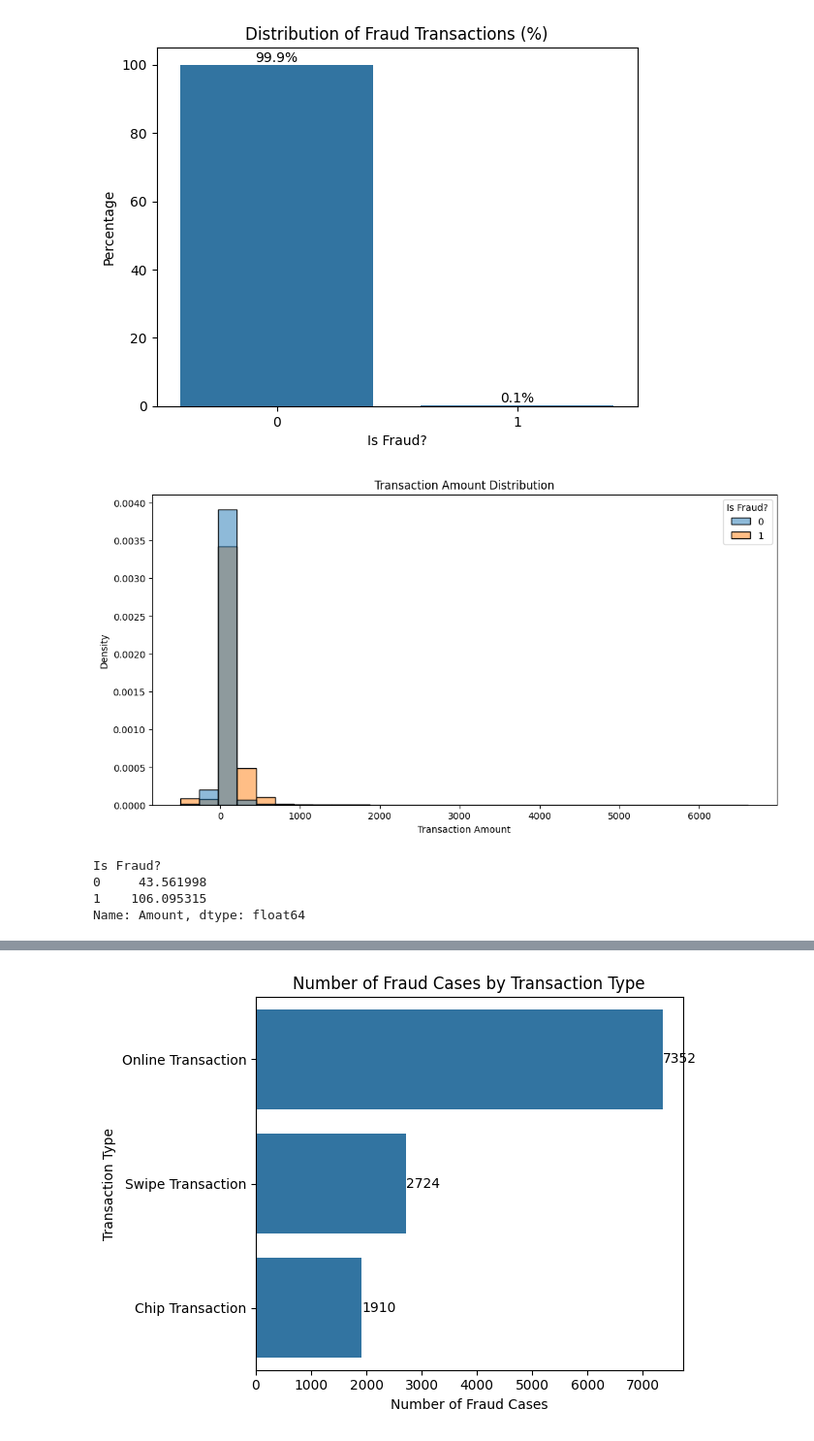
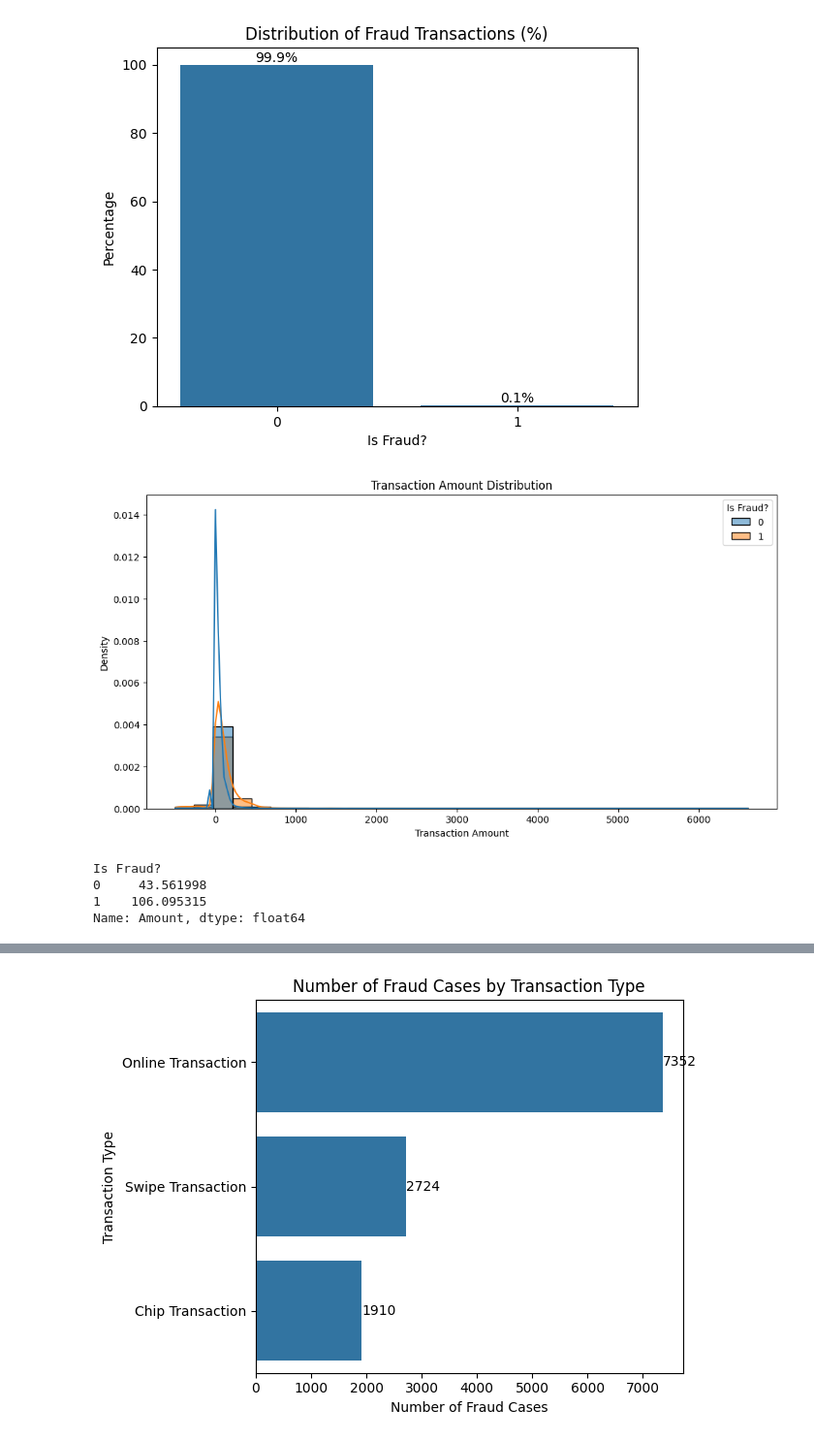
Before and after one commit to kenteobx/Credit-Card-Fraud-Detection, a Jupyter notebook: Notebooks/EDA.ipynb, the cells around one changed output, grey strips where cells are left out. Shown at 97% size. Saved outputs shown, nothing was run; the diff lists cells and outputs as text; code cells hidden in the pictures.

```diff
--- a/Notebooks/EDA.ipynb
+++ b/Notebooks/EDA.ipynb
@@ -106,30 +112,30 @@ Name: proportion, dtype: float64
 # %%
 # plot distribution of transaction amount by fraud status
 df_amt = df.select([
     "Amount",
     "Is Fraud?"
 ]).to_pandas()
 
 # plot distribution
 plt.figure(figsize=(12,6))
 sns.histplot(
     data=df_amt,
     x="Amount",
     hue="Is Fraud?",
     bins=30,
-    kde=False,
+    kde=True,
     stat="density",
     common_norm=False
 )
 plt.title("Transaction Amount Distribution")
 plt.xlabel("Transaction Amount")
 plt.ylabel("Density")
-plt.show()      # fraud transactions tend to be of higher value (including refunds)
+plt.show()      # amounts are highly right-skewed
 
-# average log transactions amount by fraud status
+# average transactions amount by fraud status
 df_amt.groupby("Is Fraud?")["Amount"].mean()
 # %% [output]
-[figure, old version]
+[figure, new version]
 Is Fraud?
 0     43.561998
 1    106.095315
```
Also changed, not shown: parts of 9 cells of this notebook, 1 other file.
